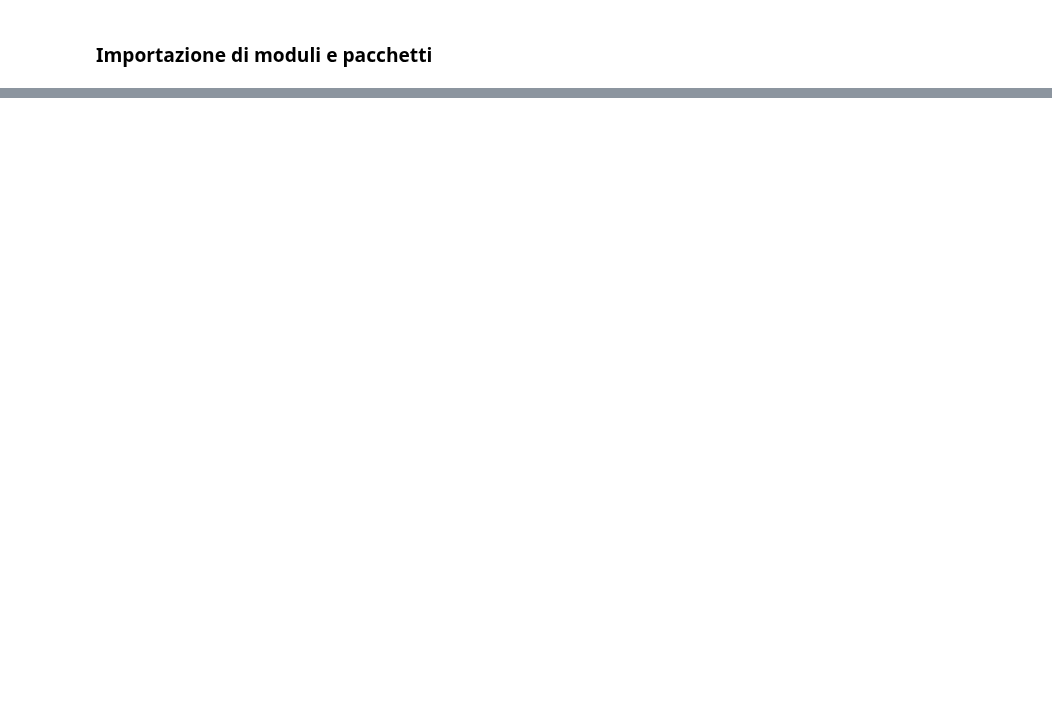
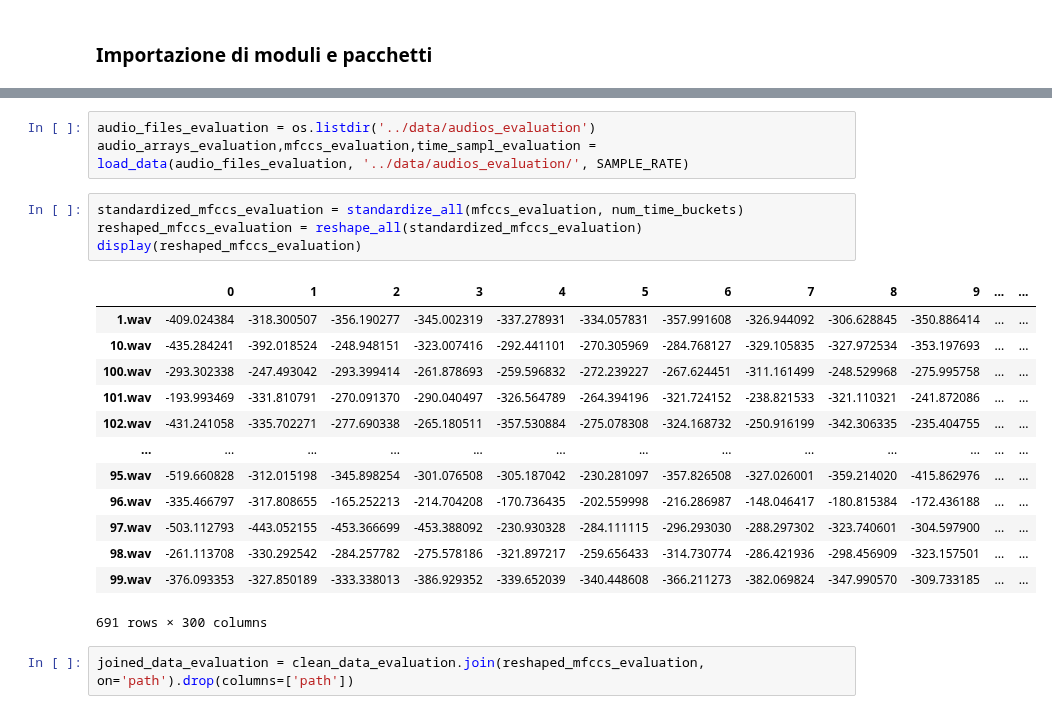
Before and after one commit to Nuzz23/01TWZSM_DataScienceLab, a Jupyter notebook: Assignment/Madda/main.ipynb, the cells around one changed output, grey strips where cells are left out. Cells and saved outputs as stored; diff of their text form; blank space fills up the shorter version.

```diff
--- a/Assignment/Madda/main.ipynb
+++ b/Assignment/Madda/main.ipynb
@@ -38,0 +256,23 @@ pd.read_csv('.././data/development.csv', index_col=0) #### USA SEMPRE .././data/
+# %%
+audio_files_evaluation = os.listdir('../data/audios_evaluation')
+audio_arrays_evaluation,mfccs_evaluation,time_sampl_evaluation = load_data(audio_files_evaluation, '../data/audios_evaluation/', SAMPLE_RATE)
+# %%
+standardized_mfccs_evaluation = standardize_all(mfccs_evaluation, num_time_buckets)
+reshaped_mfccs_evaluation = reshape_all(standardized_mfccs_evaluation)
+display(reshaped_mfccs_evaluation)
+# %% [output]
+|  | 0 | 1 | 2 | 3 | 4 | 5 | 6 | 7 | 8 | 9 | ... | ... |
+| 1.wav | -409.024384 | -318.300507 | -356.190277 | -345.002319 | -337.278931 | -334.057831 | -357.991608 | -326.944092 | -306.628845 | -350.886414 | ... | ... |
+| 10.wav | -435.284241 | -392.018524 | -248.948151 | -323.007416 | -292.441101 | -270.305969 | -284.768127 | -329.105835 | -327.972534 | -353.197693 | ... | ... |
+| 100.wav | -293.302338 | -247.493042 | -293.399414 | -261.878693 | -259.596832 | -272.239227 | -267.624451 | -311.161499 | -248.529968 | -275.995758 | ... | ... |
+| 101.wav | -193.993469 | -331.810791 | -270.091370 | -290.040497 | -326.564789 | -264.394196 | -321.724152 | -238.821533 | -321.110321 | -241.872086 | ... | ... |
+| 102.wav | -431.241058 | -335.702271 | -277.690338 | -265.180511 | -357.530884 | -275.078308 | -324.168732 | -250.916199 | -342.306335 | -235.404755 | ... | ... |
+| ... | ... | ... | ... | ... | ... | ... | ... | ... | ... | ... | ... | ... |
+| 95.wav | -519.660828 | -312.015198 | -345.898254 | -301.076508 | -305.187042 | -230.281097 | -357.826508 | -327.026001 | -359.214020 | -415.862976 | ... | ... |
+| 96.wav | -335.466797 | -317.808655 | -165.252213 | -214.704208 | -170.736435 | -202.559998 | -216.286987 | -148.046417 | -180.815384 | -172.436188 | ... | ... |
+| 97.wav | -503.112793 | -443.052155 | -453.366699 | -453.388092 | -230.930328 | -284.111115 | -296.293030 | -288.297302 | -323.740601 | -304.597900 | ... | ... |
+| 98.wav | -261.113708 | -330.292542 | -284.257782 | -275.578186 | -321.897217 | -259.656433 | -314.730774 | -286.421936 | -298.456909 | -323.157501 | ... | ... |
+| 99.wav | -376.093353 | -327.850189 | -333.338013 | -386.929352 | -339.652039 | -340.448608 | -366.211273 | -382.069824 | -347.990570 | -309.733185 | ... | ... |
+691 rows × 300 columns
+# %%
+joined_data_evaluation = clean_data_evaluation.join(reshaped_mfccs_evaluation, on='path').drop(columns=['path'])
```
Also changed, not shown: parts of 31 cells of this notebook, 10 other files.
